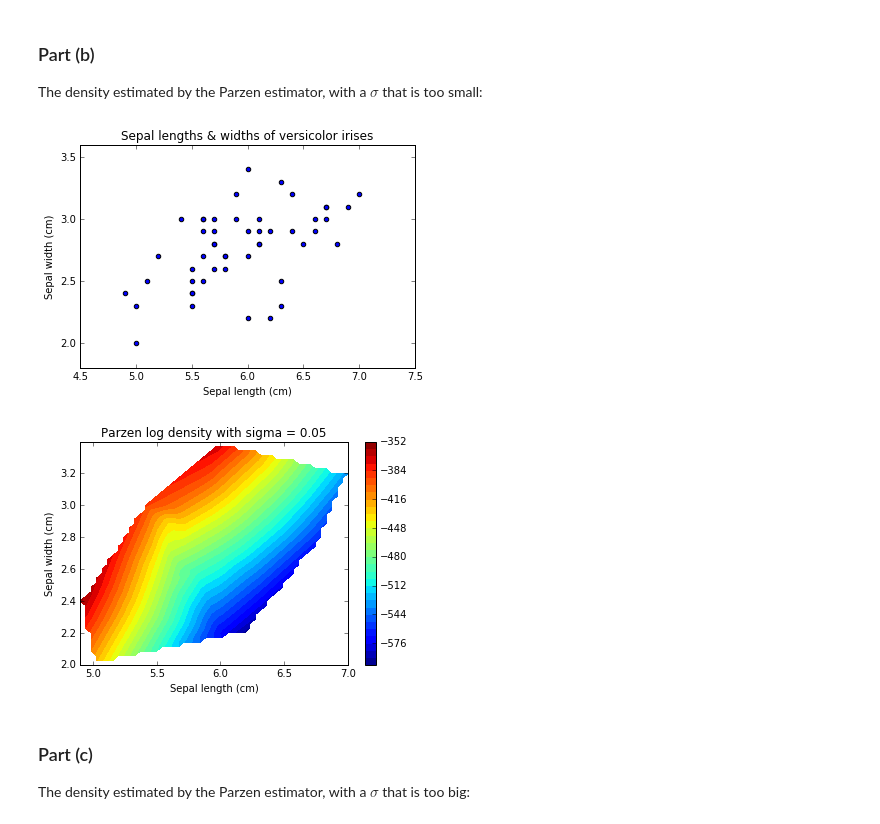
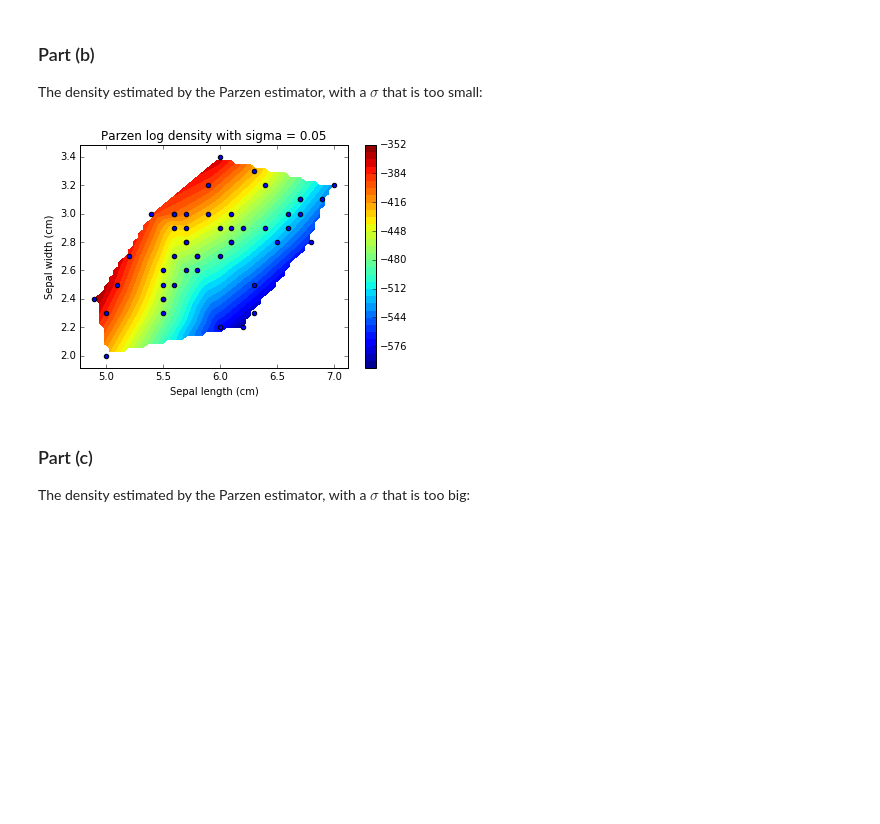
Before and after one commit to violetguos/ift6390, a Jupyter notebook: 4. Practical Part - Density Estimation.ipynb, the cells around one changed output. Cells and saved outputs as stored; diff of their text form; code cells hidden in the pictures; blank space fills up the shorter version.

Commit message:
Contour plots overlaid with scatter plots

```diff
--- a/4. Practical Part - Density Estimation.ipynb
+++ b/4. Practical Part - Density Estimation.ipynb
@@ -323,32 +318,30 @@ The density estimated by the Parzen estimator, with a $\sigma$ that is too small
 # %%
 stdev = .05
 
 density_points = parzen_full_density(data_2d, stdev)
 
-# Plot the datapoints
-plt.scatter(sep_length, sep_width)
-plt.title('Sepal lengths & widths of versicolor irises')
-plt.xlabel('Sepal length (cm)')
-plt.ylabel('Sepal width (cm)')
-plt.show()
+def plot_parzen(sep_length, sep_width, density_points, stdev):
+    # Plot the scatter points on top of contour
+    from matplotlib.mlab import griddata
 
-# Plot the contour
-from matplotlib.mlab import griddata
+    xi = np.linspace(min(sep_length), max(sep_length))
+    yi = np.linspace(min(sep_width), max(sep_width))
+    zi = griddata(sep_length, sep_width, density_points, xi, yi, interp='linear')
 
-xi = np.linspace(min(sep_length), max(sep_length))
-yi = np.linspace(min(sep_width), max(sep_width))
-zi = griddata(sep_length, sep_width, density_points, xi, yi, interp='linear')
+    plt.contourf(xi, yi, zi, 30)
+    plt.colorbar();
 
-plt.contourf(xi, yi, zi, 30)
-plt.colorbar();
-plt.title('Parzen log density with sigma = {}'.format(stdev))
-plt.xlabel('Sepal length (cm)')
-plt.ylabel('Sepal width (cm)')
+    plt.scatter(sep_length, sep_width)
 
-plt.show()
+    plt.title('Parzen log density with sigma = {}'.format(stdev))
+    plt.xlabel('Sepal length (cm)')
+    plt.ylabel('Sepal width (cm)')
+
+    plt.show()
+
+plot_parzen(sep_length, sep_width, density_points, stdev)
 # %% [output]
-[figure, old version]
+[figure, new version]
-[figure, removed]
 # %% [markdown]
 ### Part (c)
 
```
Also changed, not shown: parts of 5 cells of this notebook.
